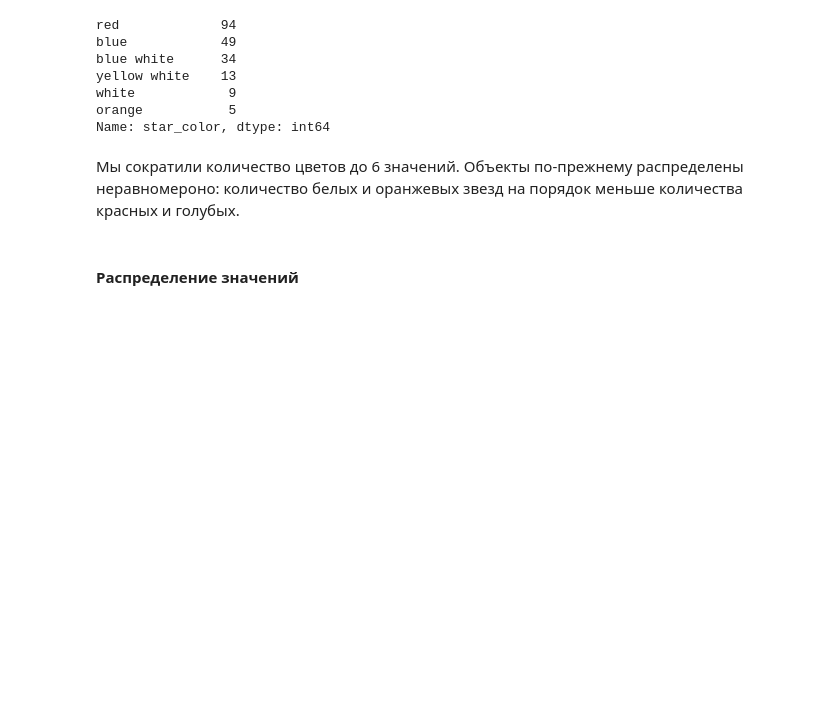
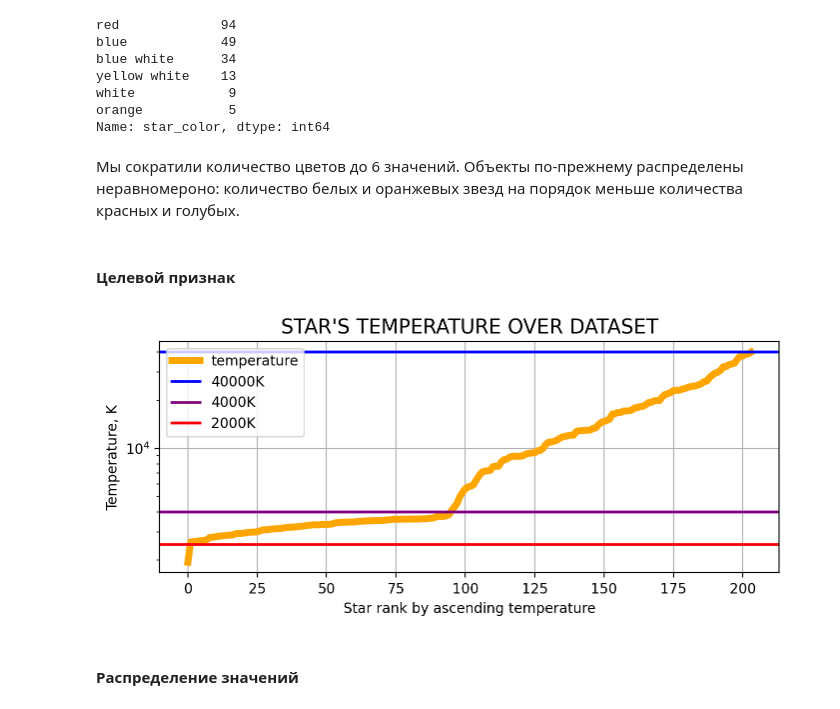
Before and after one commit to dimdasci/yp14-torch-nn-refression, a Jupyter notebook: notebooks/yp14-star-temperature-prediction.ipynb, the cells around one changed output. Drawn from its saved outputs; the diff is of its cells as text; code cells hidden in the pictures; blank space fills up the shorter version.

Commit message:
added chart for temperature

```diff
--- a/notebooks/yp14-star-temperature-prediction.ipynb
+++ b/notebooks/yp14-star-temperature-prediction.ipynb
@@ -486,6 +486,23 @@ orange           5
 Name: star_color, dtype: int64
 # %% [markdown]
 Мы сократили количество цветов до 6 значений. Объекты по-прежнему распределены неравномероно: количество белых и оранжевых звезд на порядок меньше количества красных и голубых.
+# %% [markdown]
+#### Целевой признак
+# %%
+plt.figure(figsize=(8,3))
+
+temperatures = df.temperature.sort_values().reset_index(drop=True)
+temperatures.plot(logy=True, grid=True, lw=5,  color="orange", label="temperature")
+plt.axhline(40000, color="blue", lw=2, label="40000K")
+plt.axhline(4000, color="purple", lw=2, label="4000K")
+plt.axhline(2500, color="red", lw=2, label="2000K")
+plt.ylabel("Temperature, K")
+plt.xlabel("Star rank by ascending temperature")
+plt.title("Star's temperature over dataset".upper(), fontsize="x-large")
+plt.legend(loc="upper left")
+plt.show()
+# %% [output]
+[figure, added]
 # %% [markdown]
 #### Распределение значений
 # %% [markdown]
```
Also changed, not shown: parts of 4 cells of this notebook.
